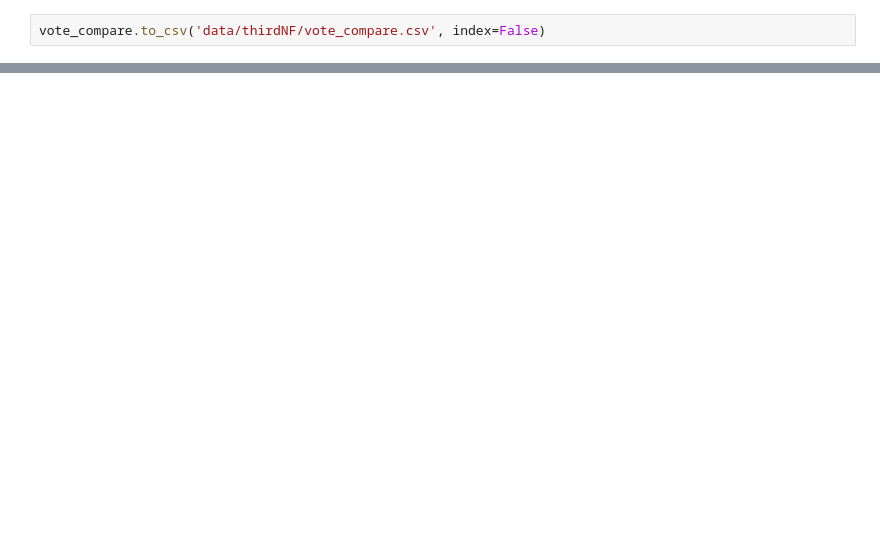
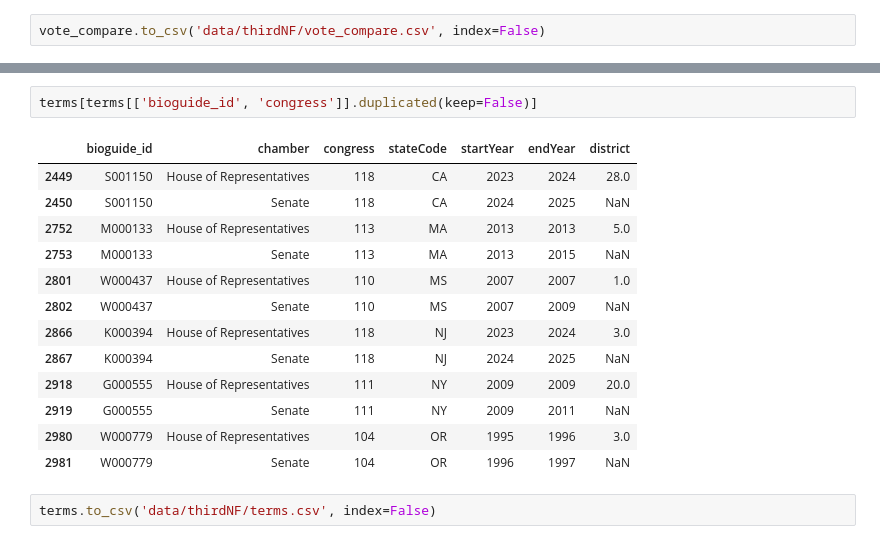
Before and after one commit to cynthialeng/con-trans-2025, a Jupyter notebook: schema.ipynb, the cells around one changed output, grey strips where cells are left out. Drawn from its saved outputs; the diff is of its cells as text; blank space fills up the shorter version.

Commit message:
Made 3nf data and ER diagram

```diff
--- a/schema.ipynb
+++ b/schema.ipynb
@@ -138,0 +179,18 @@ vote_compare.to_csv('data/thirdNF/vote_compare.csv', index=False)
+# %%
+terms[terms[['bioguide_id', 'congress']].duplicated(keep=False)]
+# %% [output]
+|  | bioguide_id | chamber | congress | stateCode | startYear | endYear | district |
+| 2449 | S001150 | House of Representatives | 118 | CA | 2023 | 2024 | 28.0 |
+| 2450 | S001150 | Senate | 118 | CA | 2024 | 2025 | NaN |
+| 2752 | M000133 | House of Representatives | 113 | MA | 2013 | 2013 | 5.0 |
+| 2753 | M000133 | Senate | 113 | MA | 2013 | 2015 | NaN |
+| 2801 | W000437 | House of Representatives | 110 | MS | 2007 | 2007 | 1.0 |
+| 2802 | W000437 | Senate | 110 | MS | 2007 | 2009 | NaN |
+| 2866 | K000394 | House of Representatives | 118 | NJ | 2023 | 2024 | 3.0 |
+| 2867 | K000394 | Senate | 118 | NJ | 2024 | 2025 | NaN |
+| 2918 | G000555 | House of Representatives | 111 | NY | 2009 | 2009 | 20.0 |
+| 2919 | G000555 | Senate | 111 | NY | 2009 | 2011 | NaN |
+| 2980 | W000779 | House of Representatives | 104 | OR | 1995 | 1996 | 3.0 |
+| 2981 | W000779 | Senate | 104 | OR | 1996 | 1997 | NaN |
+# %%
+terms.to_csv('data/thirdNF/terms.csv', index=False)
```
Also changed, not shown: parts of 17 cells of this notebook.
